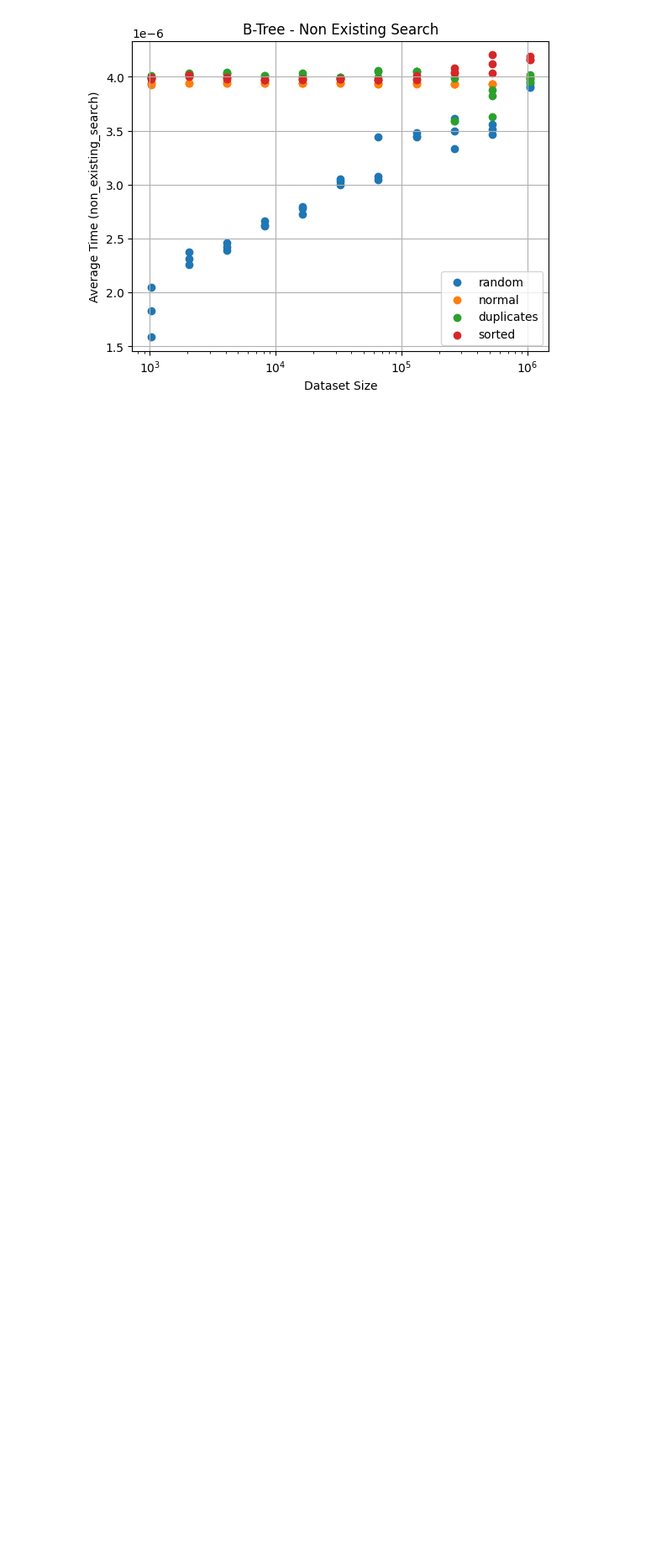
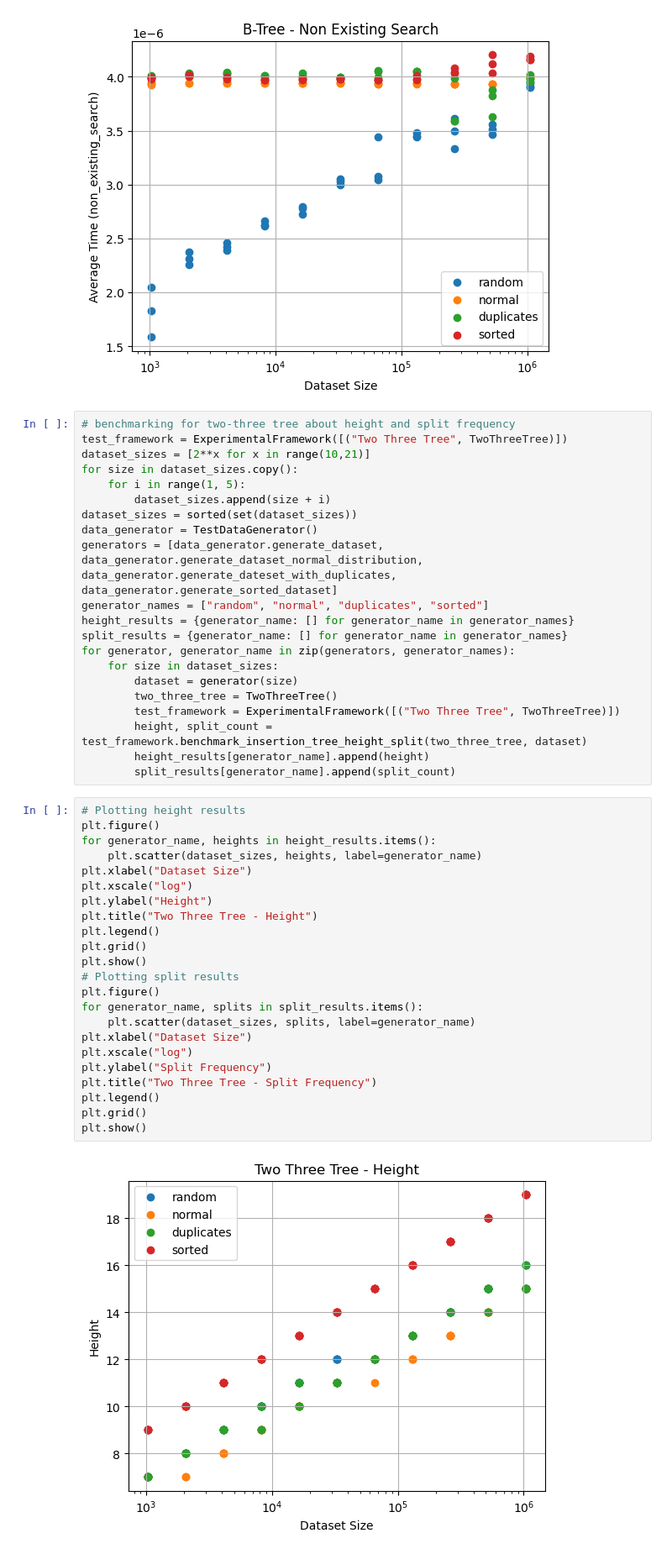
Before and after one commit to spicyGrape/COMP0005_Alg_cw, a Jupyter notebook: grp-23-0005code.ipynb, the cells around one changed output. Shown: that part at 84% size. Drawn from its saved outputs; the diff is of its cells as text; blank space fills up the shorter version.

Commit message:
add testframework for height and split

```diff
--- a/grp-23-0005code.ipynb
+++ b/grp-23-0005code.ipynb
@@ -700,3 +710,49 @@ test_framework.plot_results_without_outliers(results, "B-Tree", repeated_times =
 [figure]
 [figure]
 [figure]
+# %%
+# benchmarking for two-three tree about height and split frequency
+test_framework = ExperimentalFramework([("Two Three Tree", TwoThreeTree)])
+dataset_sizes = [2**x for x in range(10,21)]
+for size in dataset_sizes.copy():
+    for i in range(1, 5):
+        dataset_sizes.append(size + i)
+dataset_sizes = sorted(set(dataset_sizes))
+data_generator = TestDataGenerator()
+generators = [data_generator.generate_dataset, data_generator.generate_dataset_normal_distribution, data_generator.generate_dateset_with_duplicates, data_generator.generate_sorted_dataset]
+generator_names = ["random", "normal", "duplicates", "sorted"]
+height_results = {generator_name: [] for generator_name in generator_names}
+split_results = {generator_name: [] for generator_name in generator_names}
+for generator, generator_name in zip(generators, generator_names):
+    for size in dataset_sizes:
+        dataset = generator(size)
+        two_three_tree = TwoThreeTree()
+        test_framework = ExperimentalFramework([("Two Three Tree", TwoThreeTree)])
+        height, split_count = test_framework.benchmark_insertion_tree_height_split(two_three_tree, dataset)
+        height_results[generator_name].append(height)
+        split_results[generator_name].append(split_count)
+# %%
+# Plotting height results
+plt.figure()
+for generator_name, heights in height_results.items():
+    plt.scatter(dataset_sizes, heights, label=generator_name)
+plt.xlabel("Dataset Size")
+plt.xscale("log")
+plt.ylabel("Height")
+plt.title("Two Three Tree - Height")
+plt.legend()
+plt.grid()
+plt.show()
+# Plotting split results
+plt.figure()
+for generator_name, splits in split_results.items():
+    plt.scatter(dataset_sizes, splits, label=generator_name)
+plt.xlabel("Dataset Size")
+plt.xscale("log")
+plt.ylabel("Split Frequency")
+plt.title("Two Three Tree - Split Frequency")
+plt.legend()
+plt.grid()
+plt.show()
+# %% [output]
+[figure, added]
```
Also changed, not shown: parts of 2 cells of this notebook.
